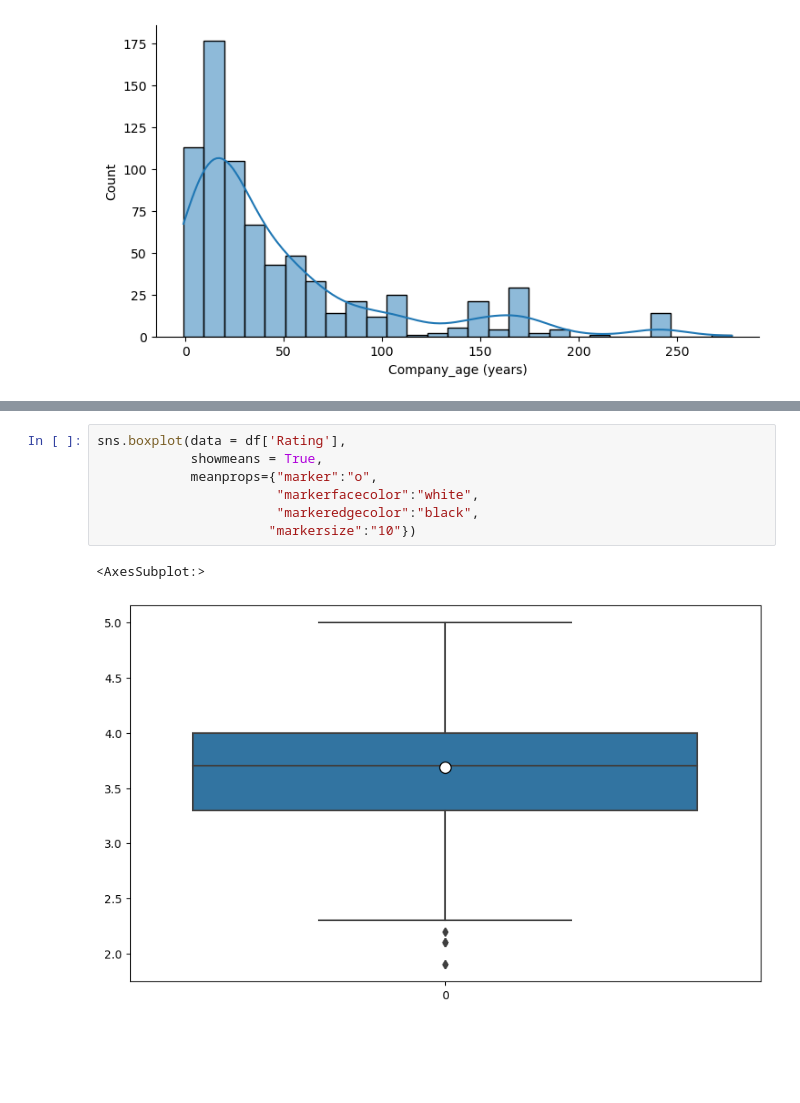
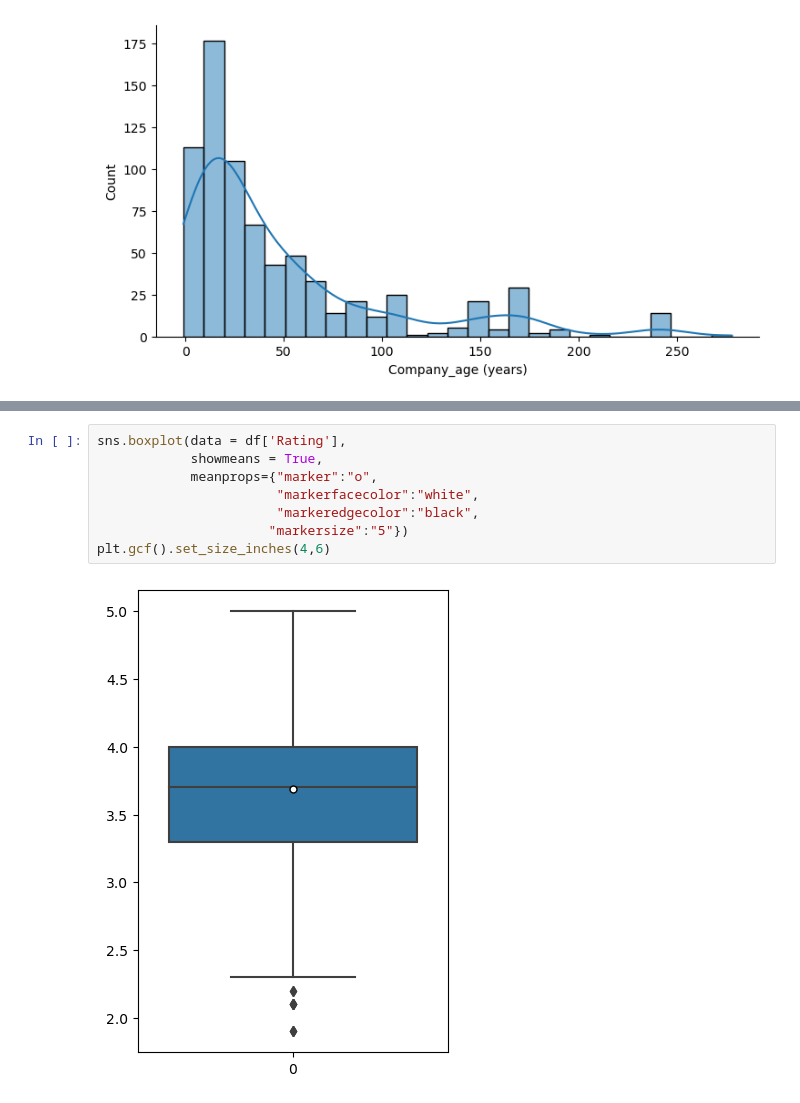
Before and after one commit to yash-meshram/Salary-Prediction-Data-Science-, a Jupyter notebook: Exploratory_data_analysis.ipynb, the cells around one changed output, grey strips where cells are left out. Drawn from its saved outputs; the diff is of its cells as text; blank space fills up the shorter version.

```diff
--- a/Exploratory_data_analysis.ipynb
+++ b/Exploratory_data_analysis.ipynb
@@ -165,10 +165,10 @@ sns.boxplot(data = df[['Company_age (years)','Average_Salary (K$)','Rating']],
 # %%
 sns.boxplot(data = df['Rating'],
             showmeans = True,
             meanprops={"marker":"o",
                        "markerfacecolor":"white",
                        "markeredgecolor":"black",
-                      "markersize":"10"})
+                      "markersize":"5"})
+plt.gcf().set_size_inches(4,6)
 # %% [output]
-<AxesSubplot:>
-[figure, old version]
+[figure, new version]
```
Also changed, not shown: parts of 17 cells of this notebook.
